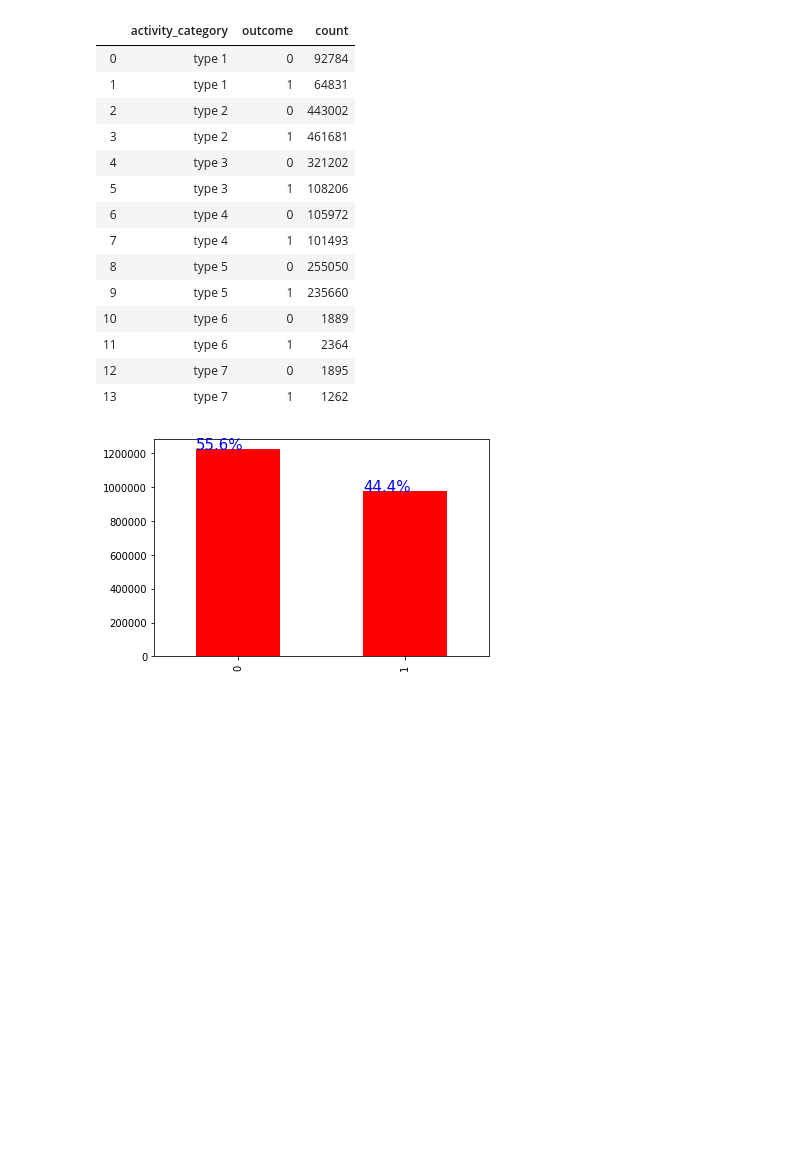
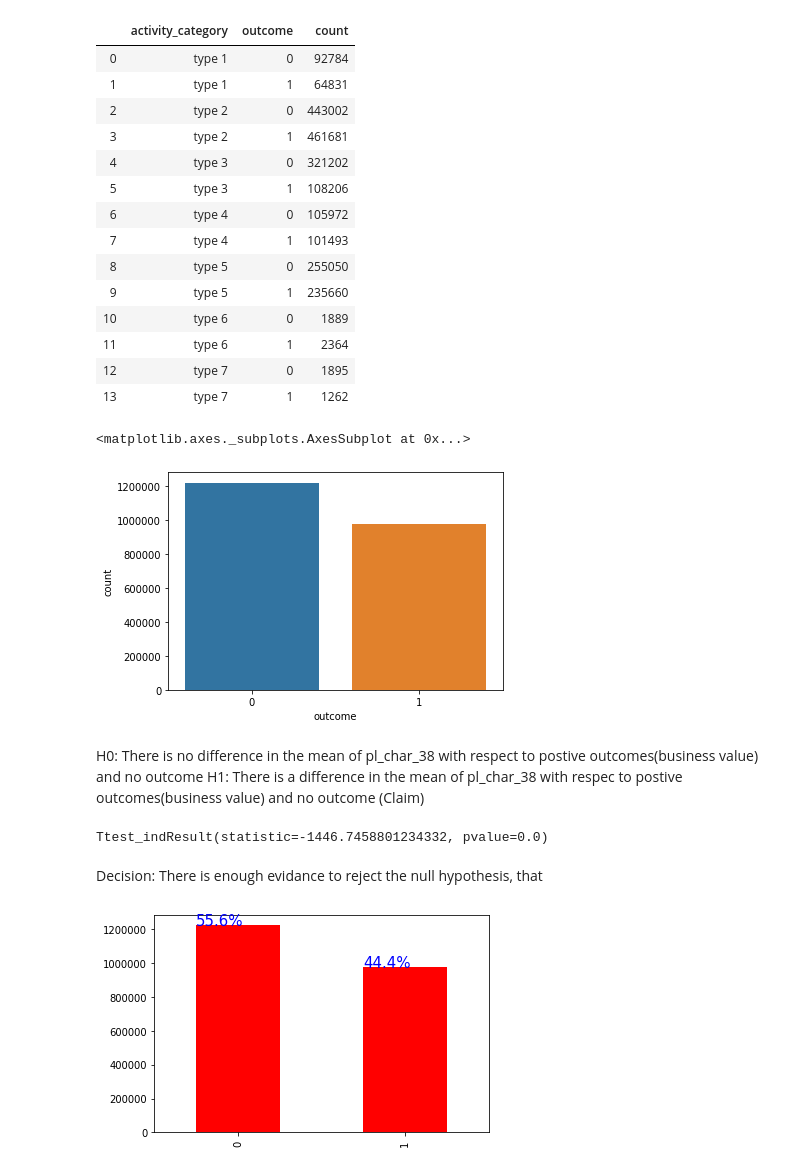
Before and after one commit to khwajajalal/Capstone3-Red_hat_business_value, a Jupyter notebook: red_hat.ipynb, the cells around one changed output. Drawn from its saved outputs; the diff is of its cells as text; code cells hidden in the pictures; blank space fills up the shorter version.

```diff
--- a/red_hat.ipynb
+++ b/red_hat.ipynb
@@ -281,6 +292,20 @@ type_outcome
 | 12 | type 7 | 0 | 1895 |
 | 13 | type 7 | 1 | 1262 |
 # %%
-# sns.countplot('outcome', data=ac)
-# ax
+sns.countplot('outcome', data=ac_pl_merge)
+# %% [output]
+<matplotlib.axes._subplots.AxesSubplot at 0x...>
+[figure, added]
+# %% [markdown]
+H0: There is no difference in the mean of pl_char_38 with respect to  postive outcomes(business value) and no outcome
+H1: There is a difference in  the mean of pl_char_38 with respec to  postive outcomes(business value) and no outcome (Claim)
+# %%
+ac_pl_merge_0 = ac_pl_merge['outcome'] == 0
+ac_pl_merge_1 = ac_pl_merge['outcome'] == 1
+ac_pl_merge[ac_pl_merge_1].columns
+stats.ttest_ind(ac_pl_merge[ac_pl_merge_0]['pl_char_38'], ac_pl_merge[ac_pl_merge_1]['pl_char_38'], equal_var=False)
+# %% [output]
+Ttest_indResult(statistic=-1446.7458801234332, pvalue=0.0)
+# %% [markdown]
+Decision: There is enough evidance to reject the null hypothesis, that
 # %%
```
Also changed, not shown: parts of 79 cells of this notebook.
